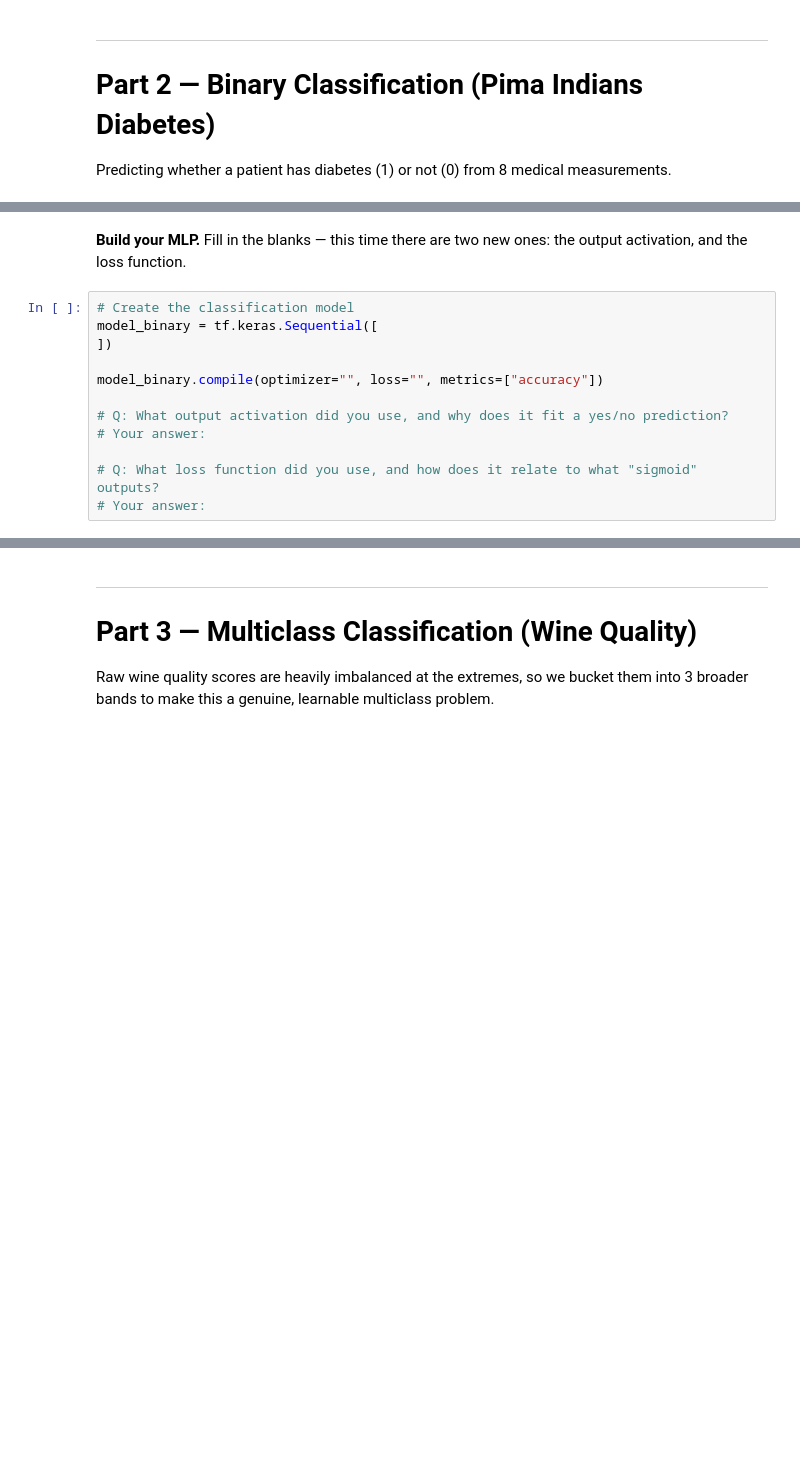
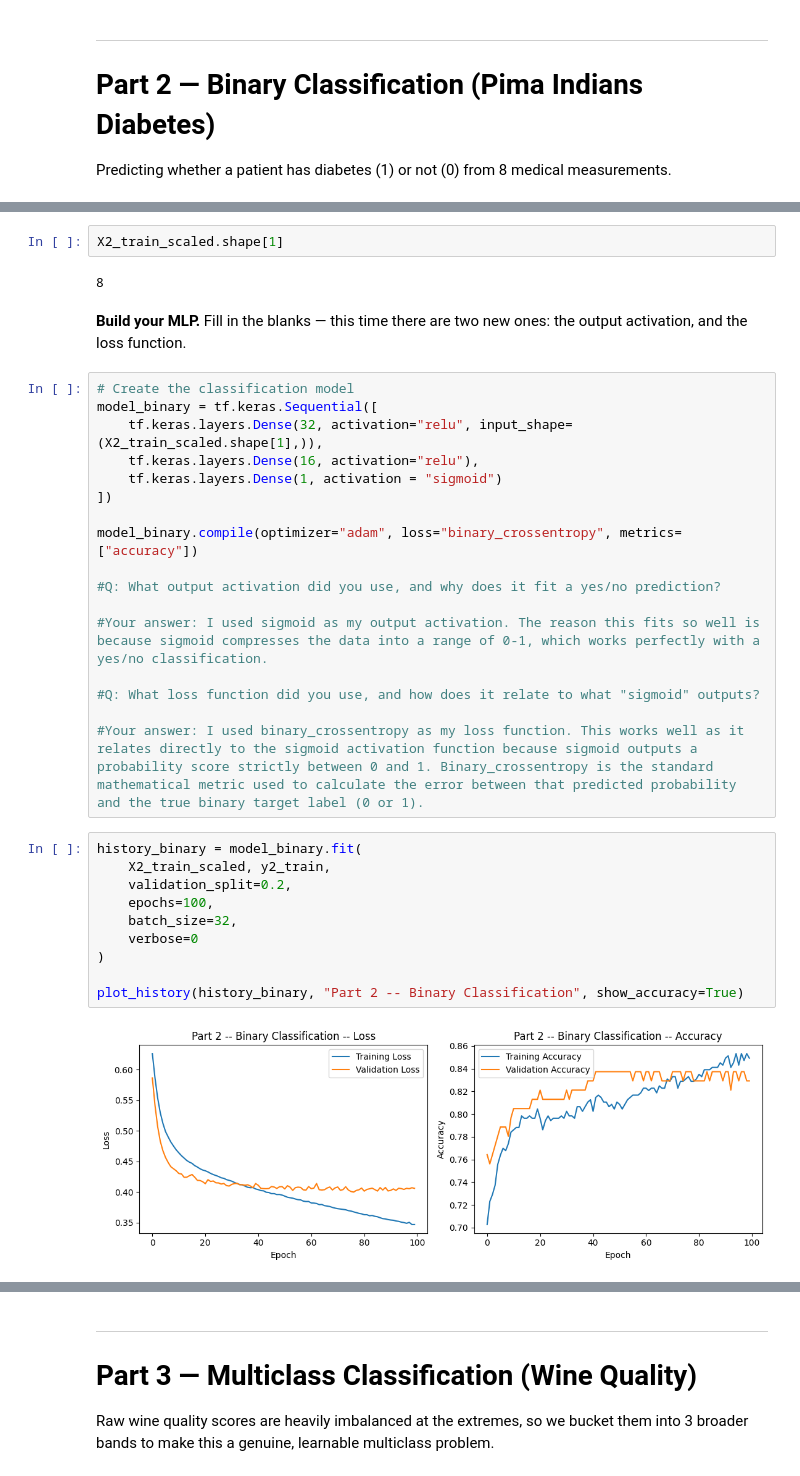
Before and after one commit to Centi05/IT480-FA26, a Jupyter notebook: Lab1/Lab1_MultiLayerPerceptron.ipynb, the cells around one changed output, grey strips where cells are left out. Drawn from its saved outputs; the diff is of its cells as text; blank space fills up the shorter version.

```diff
--- a/Lab1/Lab1_MultiLayerPerceptron.ipynb
+++ b/Lab1/Lab1_MultiLayerPerceptron.ipynb
@@ -164,17 +165,38 @@ X2_test_scaled = x2_scaler.transform(X2_test)
+# %%
+X2_train_scaled.shape[1]
+# %% [output]
+8
 # %% [markdown]
 **Build your MLP.** Fill in the blanks — this time there are two new ones: the output activation, and the loss function.
 # %%
 # Create the classification model
 model_binary = tf.keras.Sequential([
+    tf.keras.layers.Dense(32, activation="relu", input_shape=(X2_train_scaled.shape[1],)),
+    tf.keras.layers.Dense(16, activation="relu"),
+    tf.keras.layers.Dense(1, activation = "sigmoid")
 ])
 
-model_binary.compile(optimizer="", loss="", metrics=["accuracy"])
+model_binary.compile(optimizer="adam", loss="binary_crossentropy", metrics=["accuracy"])
 
-# Q: What output activation did you use, and why does it fit a yes/no prediction?
-# Your answer:
+#Q: What output activation did you use, and why does it fit a yes/no prediction?
 
-# Q: What loss function did you use, and how does it relate to what "sigmoid" outputs?
-# Your answer:
+#Your answer: I used sigmoid as my output activation. The reason this fits so well is because sigmoid compresses the data into a range of 0-1, which works perfectly with a yes/no classification.
+
+#Q: What loss function did you use, and how does it relate to what "sigmoid" outputs?
+
+#Your answer: I used binary_crossentropy as my loss function. This works well as it relates directly to the sigmoid activation function because sigmoid outputs a probability score strictly between 0 and 1. Binary_crossentropy is the standard mathematical metric used to calculate the error between that predicted probability and the true binary target label (0 or 1).
+# %%
+history_binary = model_binary.fit(
+    X2_train_scaled, y2_train,
+    validation_split=0.2,
+    epochs=100,
+    batch_size=32,
+    verbose=0
+)
+
+plot_history(history_binary, "Part 2 -- Binary Classification", show_accuracy=True)
+# %% [output]
+[figure, added]
 # %%
 history_binary = model_binary.fit(
     X2_train_scaled, y2_train,
```
Also changed, not shown: parts of 15 cells of this notebook.
